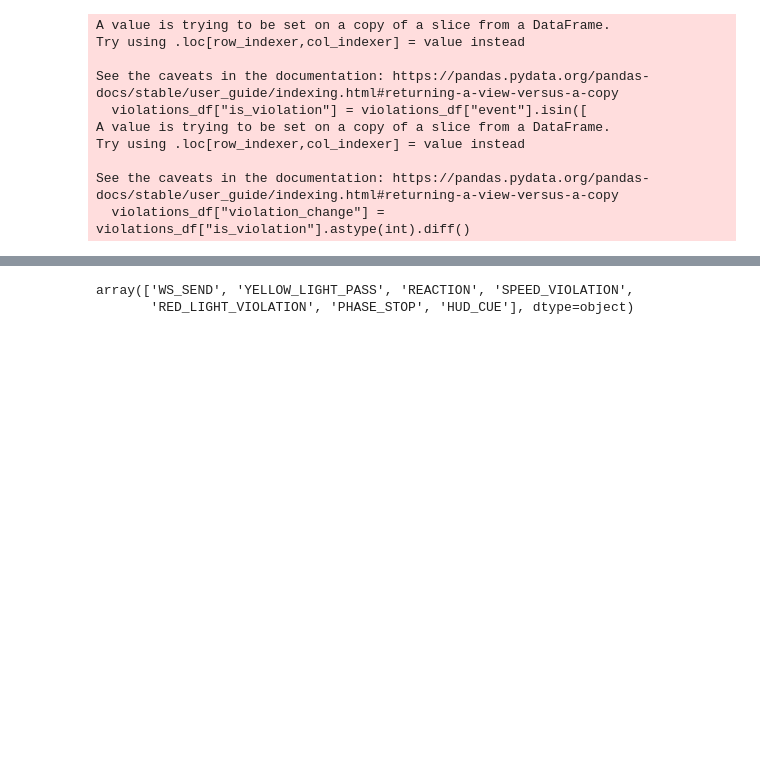
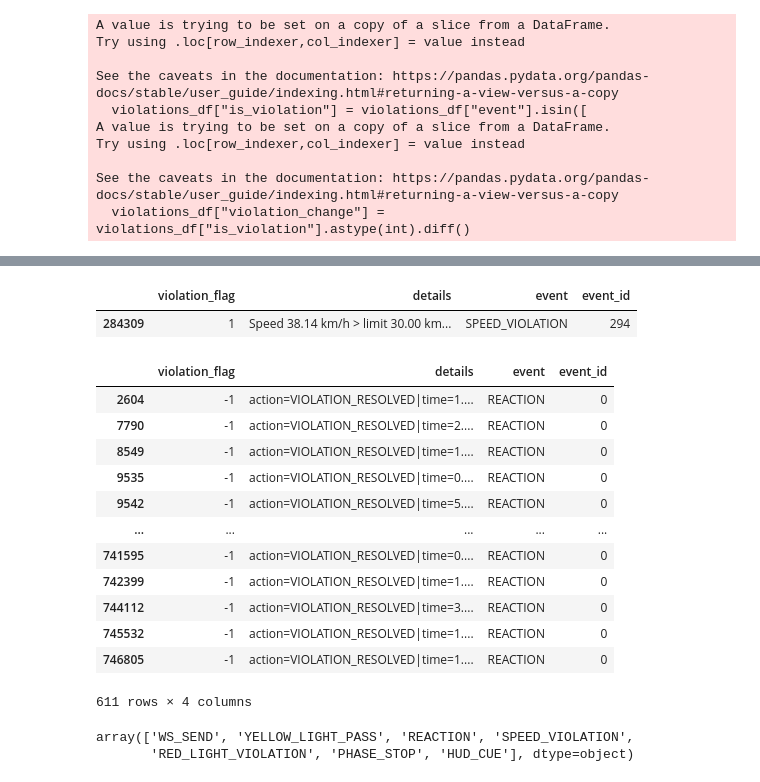
Before and after one commit to KeirAAAlcantara/SimAnalysis, a Jupyter notebook: SimData.ipynb, the cells around one changed output, grey strips where cells are left out. Drawn from its saved outputs; the diff is of its cells as text; code cells hidden in the pictures; blank space fills up the shorter version.

```diff
--- a/SimData.ipynb
+++ b/SimData.ipynb
@@ -211,0 +178,3 @@ display(df_simulation.head(15))
+# %%
+df_simulation.drop("event_start", axis=1, inplace=True)
+df_simulation.drop("scenario", axis=1, inplace=True)
@@ -290,3 +248,24 @@ array(['WEBSOCKET', 'TRAFFIC_LIGHT', 'SPEED_LIMIT', 'STOP', 'COLLISION',
+# %%
+df_simulation.loc[df_simulation["event_id"] == 294, ["violation_flag", "details", "event", "event_id"]]
+# %% [output]
+|  | violation_flag | details | event | event_id |
+| 284309 | 1 | Speed 38.14 km/h > limit 30.00 km... | SPEED_VIOLATION | 294 |
+# %%
+df_simulation.loc[df_simulation["violation_flag"] == -1, ["violation_flag", "details", "event", "event_id"]]
+# %% [output]
+|  | violation_flag | details | event | event_id |
+| 2604 | -1 | action=VIOLATION_RESOLVED|time=1.... | REACTION | 0 |
+| 7790 | -1 | action=VIOLATION_RESOLVED|time=2.... | REACTION | 0 |
+| 8549 | -1 | action=VIOLATION_RESOLVED|time=1.... | REACTION | 0 |
+| 9535 | -1 | action=VIOLATION_RESOLVED|time=0.... | REACTION | 0 |
+| 9542 | -1 | action=VIOLATION_RESOLVED|time=5.... | REACTION | 0 |
+| ... | ... | ... | ... | ... |
+| 741595 | -1 | action=VIOLATION_RESOLVED|time=0.... | REACTION | 0 |
+| 742399 | -1 | action=VIOLATION_RESOLVED|time=1.... | REACTION | 0 |
+| 744112 | -1 | action=VIOLATION_RESOLVED|time=3.... | REACTION | 0 |
+| 745532 | -1 | action=VIOLATION_RESOLVED|time=1.... | REACTION | 0 |
+| 746805 | -1 | action=VIOLATION_RESOLVED|time=1.... | REACTION | 0 |
+611 rows × 4 columns
 # %%
 df_simulation['event'].unique()
 # %% [output]
```
Also changed, not shown: parts of 9 cells of this notebook.
